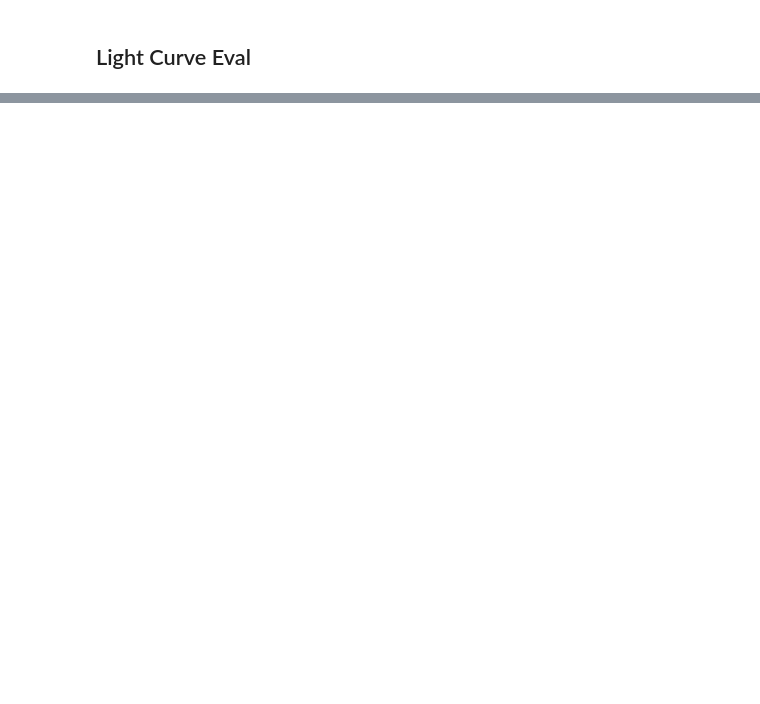
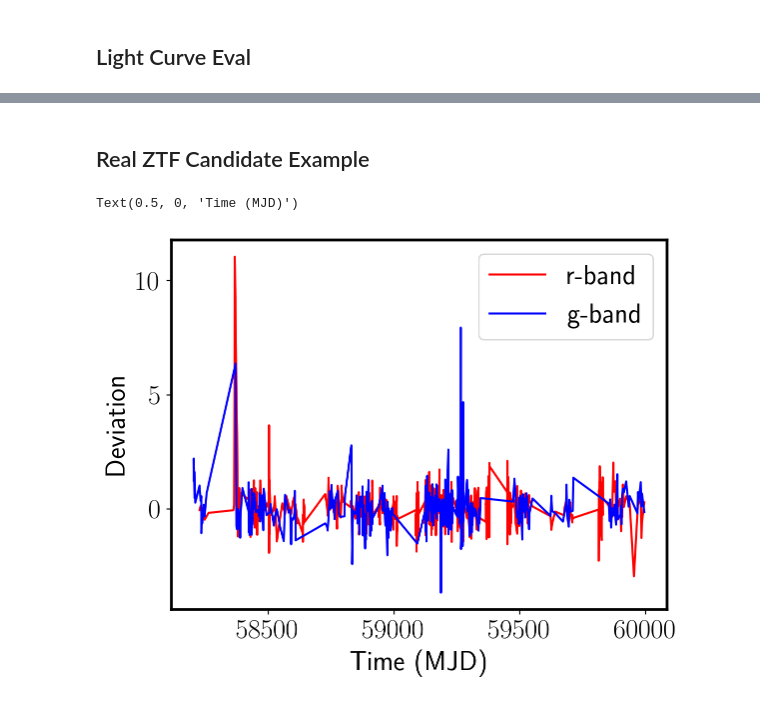
Before and after one commit to AndyTza/little-dip, a Jupyter notebook: notebook/Dipper Prototype.ipynb, the cells around one changed output, grey strips where cells are left out. Cells and saved outputs as stored; diff of their text form; code cells hidden in the pictures; blank space fills up the shorter version.

```diff
--- a/notebook/Dipper Prototype.ipynb
+++ b/notebook/Dipper Prototype.ipynb
@@ -148,0 +140,5 @@ obs_g = times, model, errs, fltg, flg
+# %% [markdown]
+## Real ZTF Candidate Example
+# %%
+lc_r =  ascii.read("https://ztf.snad.space/dr17/csv/708201200001443")
+lc_g = ascii.read("https://ztf.snad.space/dr17/csv/708101200003967")
@@ -148,0 +151,12 @@ obs_g = times, model, errs, fltg, flg
+# %%
+dev_r = dipper.deviation(lc_r['mag'], lc_r['magerr'], np.median(lc_r['mag']), np.std(lc_r['mag']))
+dev_g = dipper.deviation(lc_g['mag'], lc_g['magerr'], np.median(lc_g['mag']), np.std(lc_g['mag']))
+
+plt.plot(lc_r['mjd'], dev_r, label='r-band', color='red')
+plt.plot(lc_g['mjd'], dev_g, label='g-band', color='b')
+plt.legend()
+plt.ylabel('Deviation')
+plt.xlabel('Time (MJD)')
+# %% [output]
+Text(0.5, 0, 'Time (MJD)')
+[figure, added]
```
Also changed, not shown: parts of 7 cells of this notebook, 1 other file.
